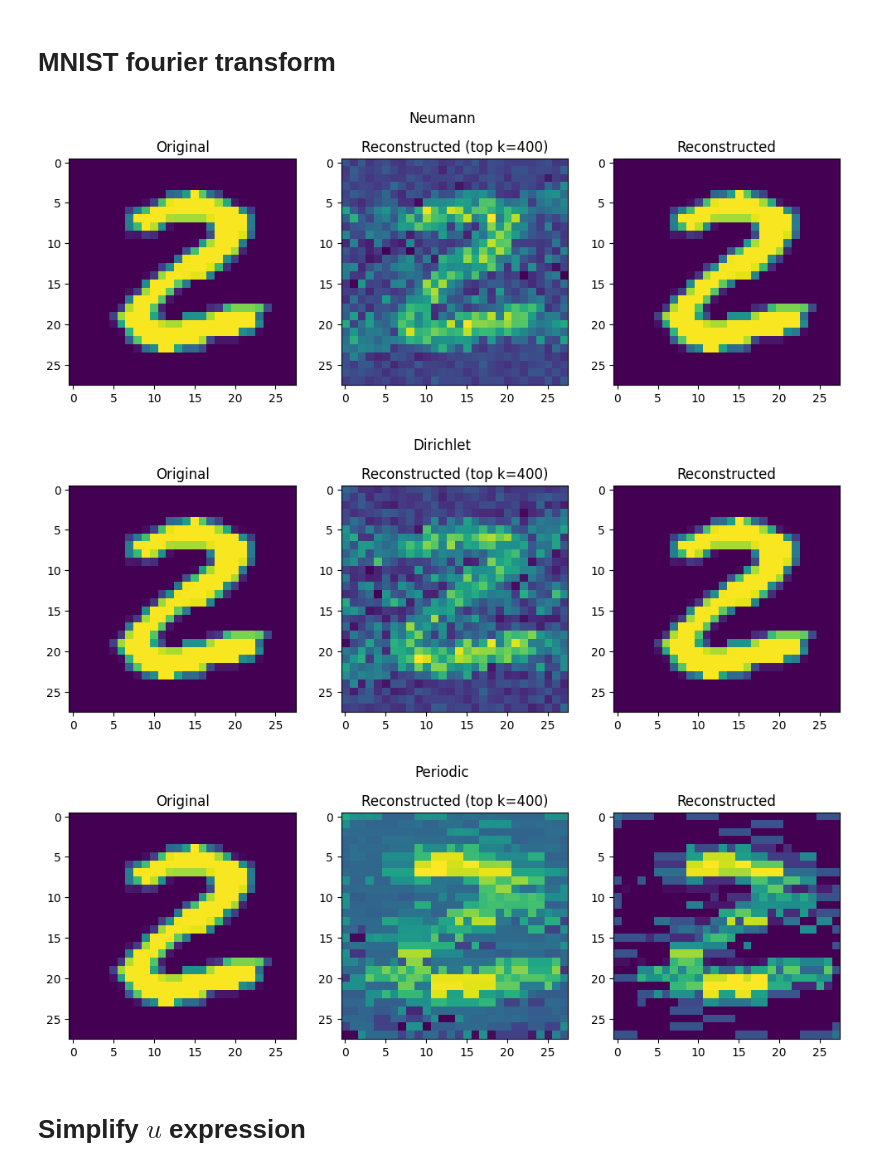
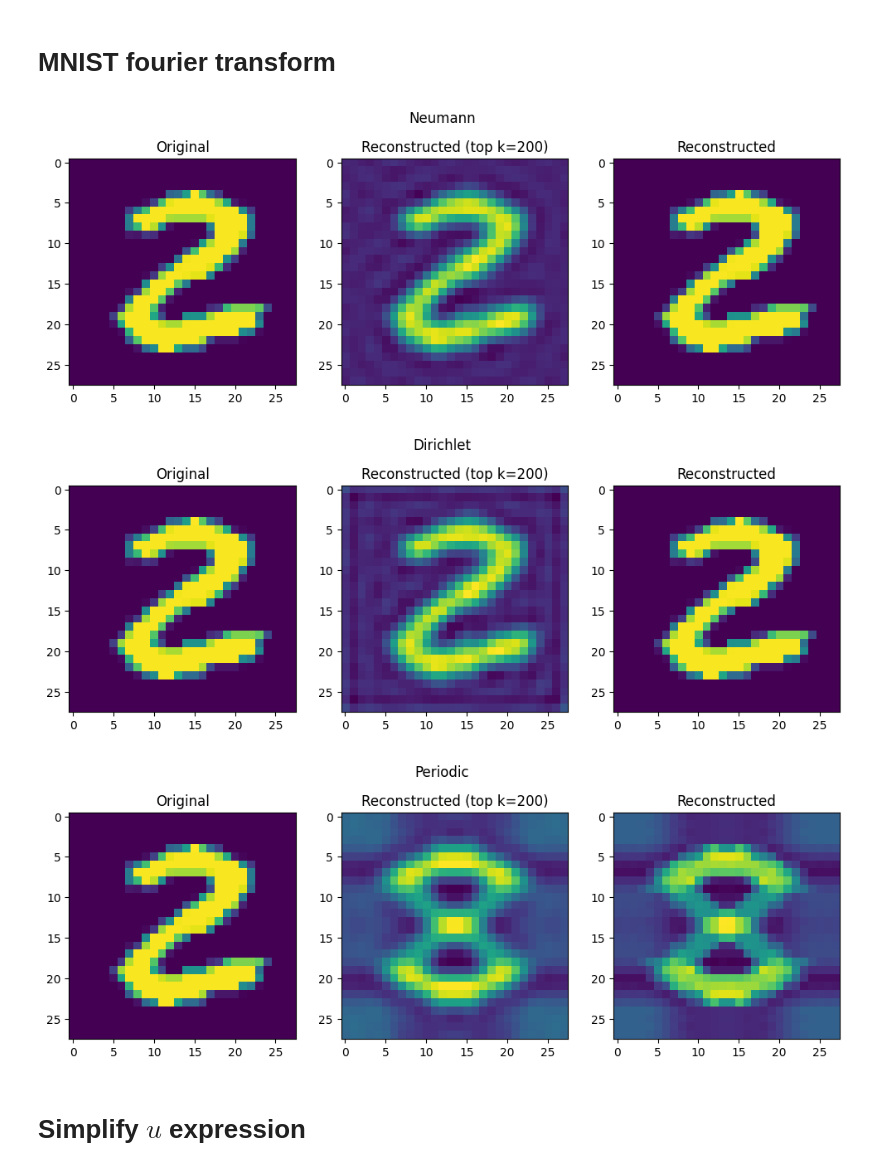
Before and after one commit to KacperWyrwal/topological-conditional-flow-matching, a Jupyter notebook: examples/images/images_as_cochains_on_a_grid.ipynb, the cells around one changed output. Saved outputs shown, nothing was run; the diff lists cells and outputs as text; code cells hidden in the pictures.

```diff
--- a/examples/images/images_as_cochains_on_a_grid.ipynb
+++ b/examples/images/images_as_cochains_on_a_grid.ipynb
@@ -37,31 +37,31 @@ trainset = datasets.MNIST(
 # %%
 x = trainset[25][0][0]
 shape = x.shape
 
 for boundary_conditions in ['neumann', 'dirichlet', 'periodic']:
-    k = 400
+    k = 200
 
     eigvecs, eigvals = grid_laplacian_eigenpairs(shape, boundary_conditions=boundary_conditions)
     ft_full = NaiveGridFourierTransform(shape, eigvecs)
-    ft_partial = NaiveGridFourierTransform(shape, eigvecs[:k])
+    ft_partial = NaiveGridFourierTransform(shape, eigvecs[:, :k])
 
     x_hat_partial = ft_partial.inverse_transform(ft_partial.transform(x))
     x_hat_full = ft_full.inverse_transform(ft_full.transform(x))
 
     fig, axs = plt.subplots(1, 3, figsize=(12, 4))
     axs[0].imshow(x)
     axs[1].imshow(x_hat_partial)
     axs[2].imshow(x_hat_full)
 
     axs[0].set_title('Original')
     axs[1].set_title(f'Reconstructed (top {k=})')
     axs[2].set_title('Reconstructed')
 
     fig.suptitle(boundary_conditions.capitalize())
 # %% [output]
-[figure, old version]
+[figure, new version]
-[figure, old version]
+[figure, new version]
-[figure, old version]
+[figure, new version]
 # %% [markdown]
 # Simplify $u$ expression
 # %%
```
Also changed, not shown: 2 other files.
